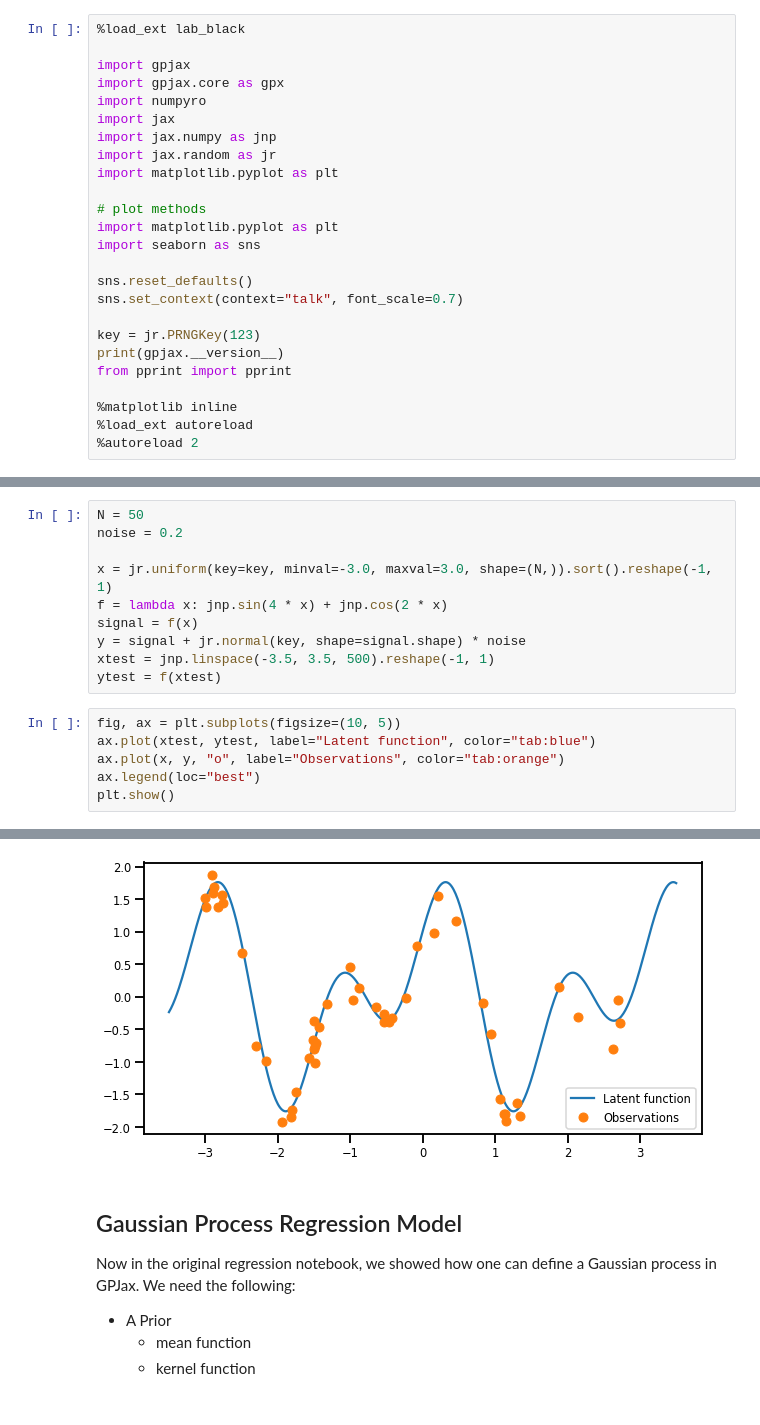
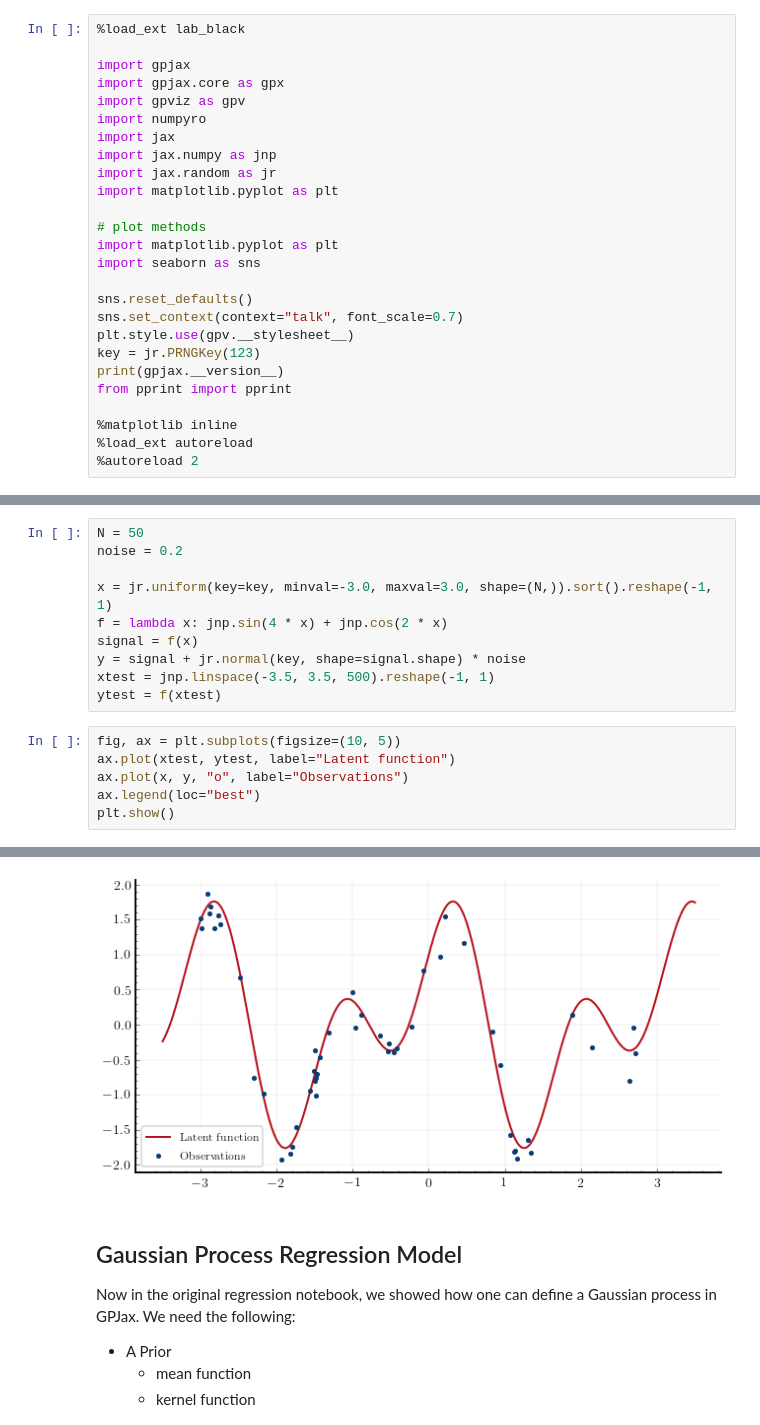
Before and after one commit to JaxGaussianProcesses/GPJax, a Jupyter notebook: docs/nbs/numpyro_interface.ipynb, the cells around one changed output, grey strips where cells are left out. Cells and saved outputs as stored; diff of their text form.

Commit message:
Plotting moved to GPViz

```diff
--- a/docs/nbs/numpyro_interface.ipynb
+++ b/docs/nbs/numpyro_interface.ipynb
@@ -8,6 +8,7 @@
 
 import gpjax
 import gpjax.core as gpx
+import gpviz as gpv
 import numpyro
 import jax
 import jax.numpy as jnp
@@ -20,7 +21,7 @@ import seaborn as sns
 
 sns.reset_defaults()
 sns.set_context(context="talk", font_scale=0.7)
-
+plt.style.use(gpv.__stylesheet__)
 key = jr.PRNGKey(123)
 print(gpjax.__version__)
 from pprint import pprint
@@ -50,8 +51,8 @@ xtest = jnp.linspace(-3.5, 3.5, 500).reshape(-1, 1)
 ytest = f(xtest)
 # %%
 fig, ax = plt.subplots(figsize=(10, 5))
-ax.plot(xtest, ytest, label="Latent function", color="tab:blue")
-ax.plot(x, y, "o", label="Observations", color="tab:orange")
+ax.plot(xtest, ytest, label="Latent function")
+ax.plot(x, y, "o", label="Observations")
 ax.legend(loc="best")
 plt.show()
 # %% [output]
@@ -58,4 +60,4 @@ plt.show()
-[figure, old version]
+[figure, new version]
 # %% [markdown]
 ## Gaussian Process Regression Model
 
```
Also changed, not shown: parts of 18 cells of this notebook, 6 other files.
